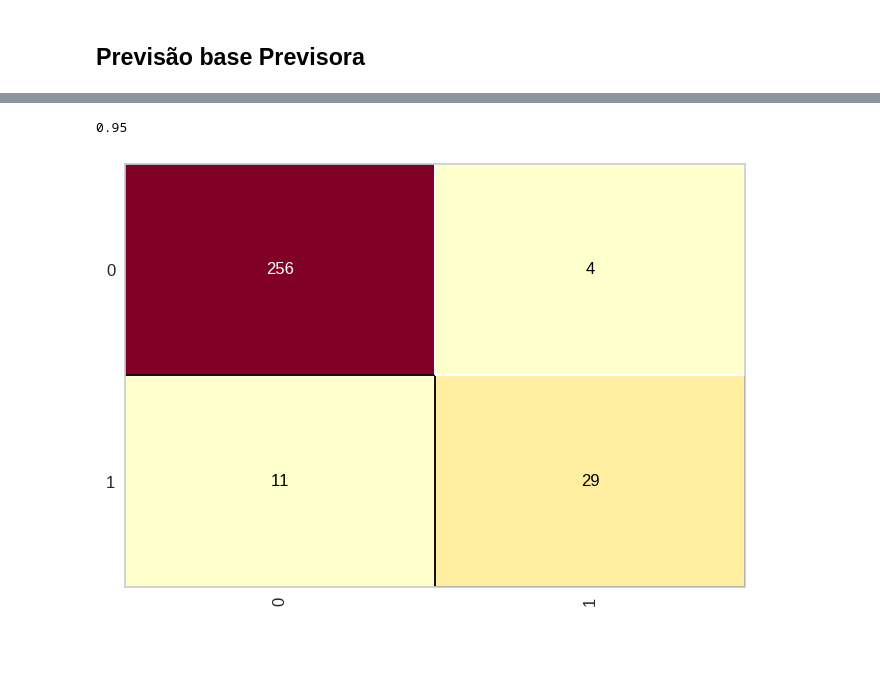
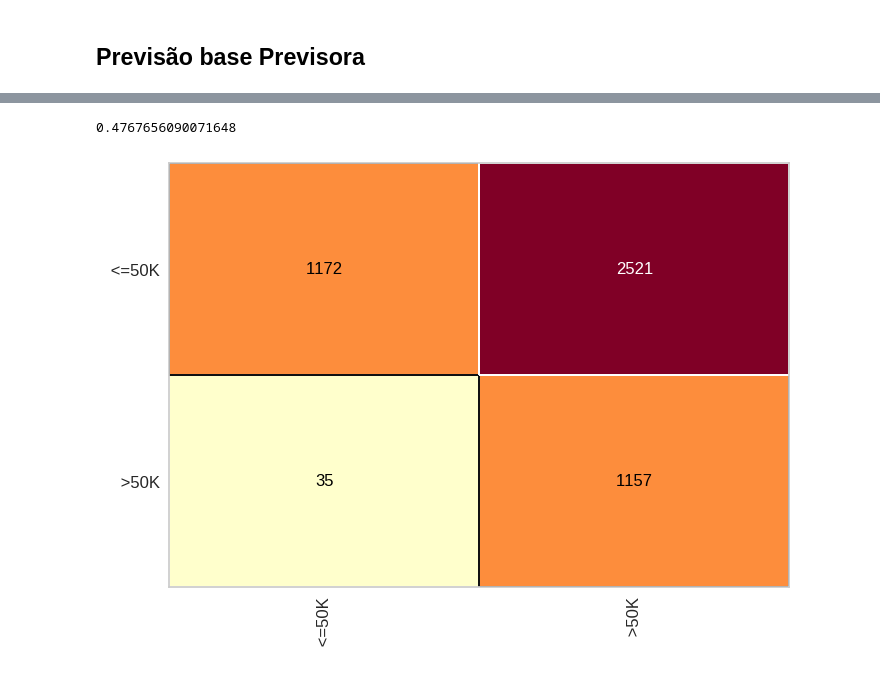
Before and after one commit to WillianSCorrea/am-t4-s1a2026, a Jupyter notebook: NeuralizarCensus0424.ipynb, the cells around one changed output, grey strips where cells are left out. Cells and saved outputs as stored; diff of their text form; code cells hidden in the pictures; blank space fills up the shorter version.

```diff
--- a/NeuralizarCensus0424.ipynb
+++ b/NeuralizarCensus0424.ipynb
@@ -25,7 +25,7 @@ import plotly.express as px
 # %%
 import pickle
 # %%
-with open('/content/drive/MyDrive/am-e4/census.pkt', 'rb') as f:
+with open('/content/drive/MyDrive/am-e4/census.pkl', 'rb') as f:
  X_census_trainamento,Y_census_trainamento,X_census_teste,Y_census_teste = pickle.load(f)
 # %%
 X_census_trainamento.shape ,Y_census_trainamento.shape
@@ -38,8 +38,8 @@ X_census_teste.shape ,Y_census_teste.shape
 # %%
 from sklearn.naive_bayes import GaussianNB
 # %%
-naive_census = GaussianNB()
-naive_census.fit(X_census_trainamento,Y_census_trainamento)
+naive_census_data = GaussianNB()
+naive_census_data.fit(X_census_trainamento,Y_census_trainamento)
 # %% [output]
 GaussianNB()
 # %% [markdown]
@@ -94,9 +70,9 @@ array([[256,   4],
 # %%
 from yellowbrick.classifier import ConfusionMatrix
 # %%
-cm_census = ConfusionMatrix(naive_census_data)
+cm_census = ConfusionMatrix(naive_census)
 cm_census.fit(X_census_trainamento, Y_census_trainamento)
 cm_census.score(X_census_teste, Y_census_teste)
 # %% [output]
-0.95
+0.4767656090071648
-[figure, old version]
+[figure, new version]
```
Also changed, not shown: parts of 7 cells of this notebook.
